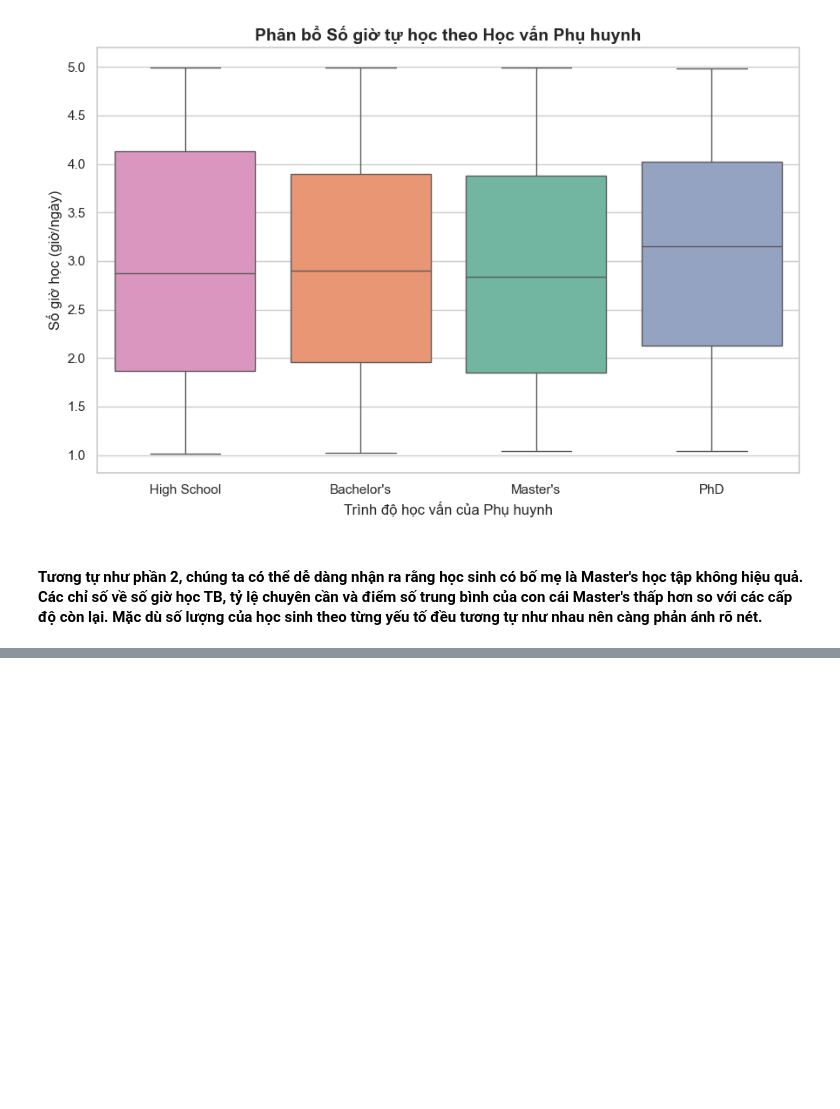
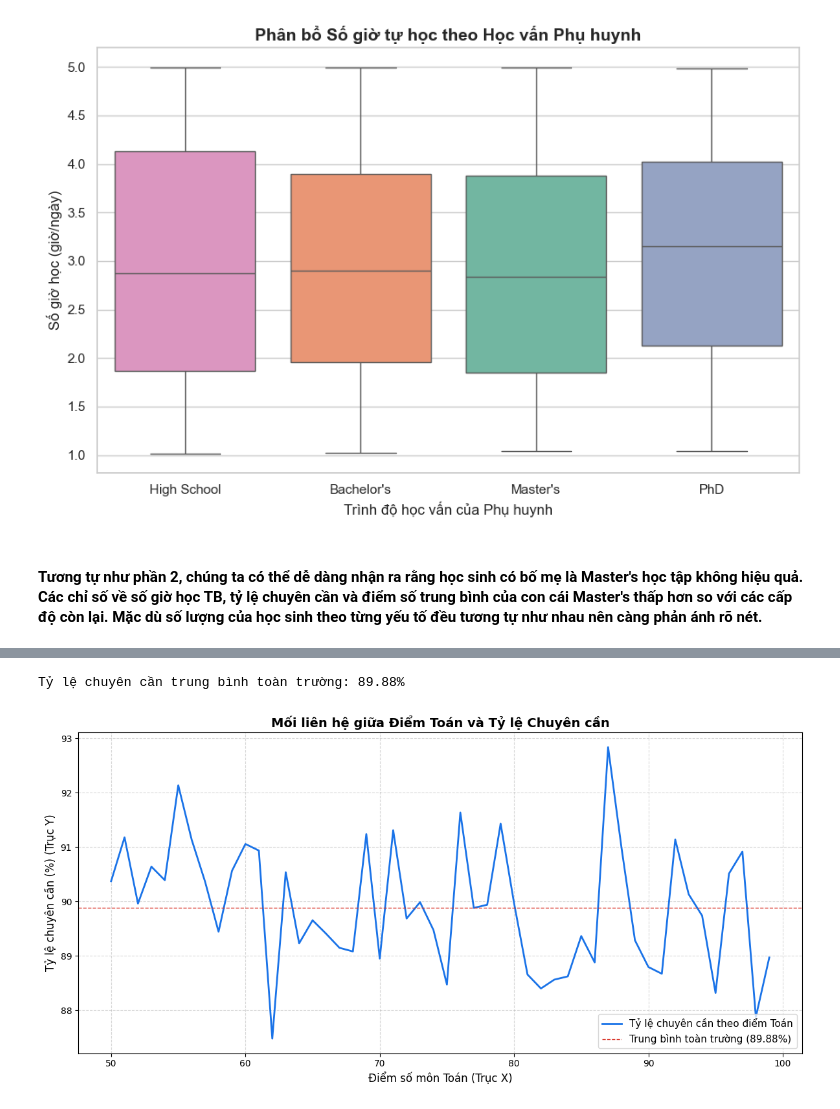
Before and after one commit to EnbacMig21/duan_datahsinh, a Jupyter notebook: phan_tich_data.ipynb, the cells around one changed output, grey strips where cells are left out. Drawn from its saved outputs; the diff is of its cells as text; code cells hidden in the pictures; blank space fills up the shorter version.

```diff
--- a/phan_tich_data.ipynb
+++ b/phan_tich_data.ipynb
@@ -437,0 +549,50 @@ plt.show()
+# %%
+import pandas as pd
+import matplotlib.pyplot as plt
+import seaborn as sns
+
+# 1. Đọc dữ liệu
+df = pd.read_csv('student_info_updated.csv')
+
+# 2. Tính tỷ lệ chuyên cần trung bình của TOÀN BỘ học sinh trong trường
+attendance_mean_all = df['attendance_rate'].mean()
+print(f"Tỷ lệ chuyên cần trung bình toàn trường: {attendance_mean_all:.2f}%")
+
+# 3. Khởi tạo khung tranh
+plt.figure(figsize=(12, 6))
+
+# 4. Vẽ biểu đồ đường xu hướng (Gom nhóm tính trung bình theo từng điểm Toán để đường mịn hơn)
+sns.lineplot(
+    data=df,
+    x='math_score',
+    y='attendance_rate',
+    color='#1a73e8',
+    linewidth=2,
+    label='Tỷ lệ chuyên cần theo điểm Toán',
+    errorbar=None
+)
+
+# 5. Vẽ ĐƯỜNG TRUNG BÌNH TOÀN TRƯỜNG (Đường ngang nét đứt)
+plt.axhline(
+    y=attendance_mean_all,
+    color='#d93025',      # Màu đỏ nổi bật
+    linestyle='--',       # Nét đứt (dashed line)
+    linewidth=1,
+    label=f'Trung bình toàn trường ({attendance_mean_all:.2f}%)'
+)
+
+# 6. Thiết lập tiêu đề, nhãn và chú thích
+plt.title('Mối liên hệ giữa Điểm Toán và Tỷ lệ Chuyên cần', fontsize=14, fontweight='bold')
+plt.xlabel('Điểm số môn Toán (Trục X)', fontsize=12)
+plt.ylabel('Tỷ lệ chuyên cần (%) (Trục Y)', fontsize=12)
+plt.grid(True, linestyle='--', alpha=0.5)
+
+# Hiển thị bảng chú thích (Legend) để phân biệt 2 đường
+plt.legend(loc='lower right', fontsize=11)
+
+# 7. Hiển thị biểu đồ
+plt.tight_layout()
+plt.show()
+# %% [output]
+Tỷ lệ chuyên cần trung bình toàn trường: 89.88%
+[figure, added]
```
Also changed, not shown: parts of 7 cells of this notebook.
